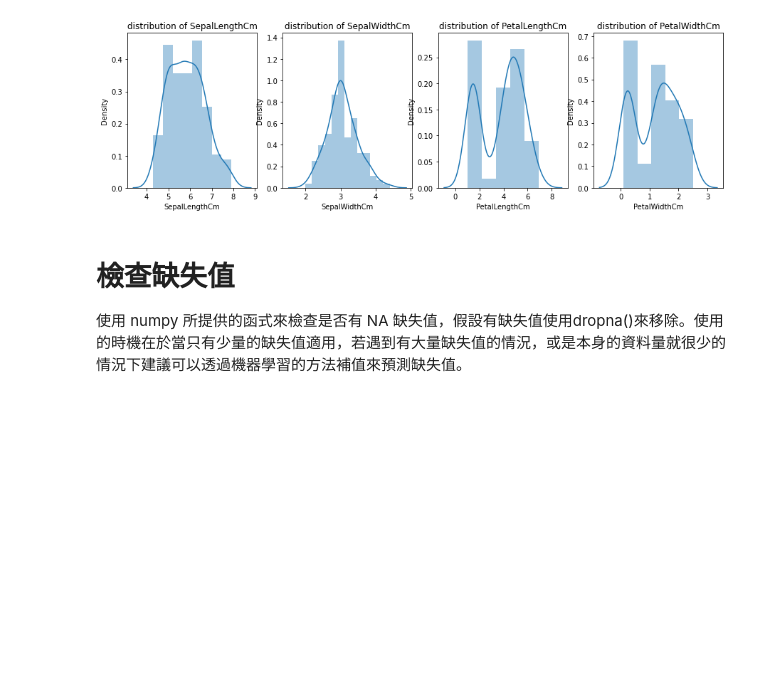
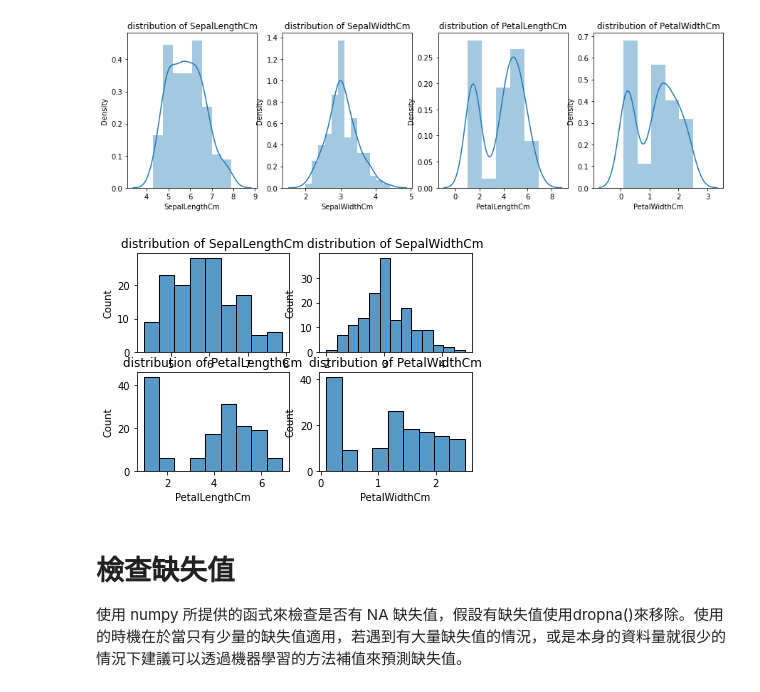
Before and after one commit to jelink27/Data_analytics_project, a Jupyter notebook: Iris dataset/Iris dataset.ipynb, the cells around one changed output. Cells and saved outputs as stored; diff of their text form; code cells hidden in the pictures; blank space fills up the shorter version.

```diff
--- a/Iris dataset/Iris dataset.ipynb
+++ b/Iris dataset/Iris dataset.ipynb
@@ -161,6 +161,22 @@ axes[3].set(xlabel='PetalWidthCm',title="distribution of PetalWidthCm")
 # %% [output]
 [Text(0.5, 0, 'PetalWidthCm'), Text(0.5, 1.0, 'distribution of PetalWidthCm')]
 [figure]
+# %%
+fig, axes = plt.subplots(nrows=2, ncols=2,)
+
+sns.histplot(data=df_train, x='SepalLengthCm', ax=axes[0, 0])
+sns.histplot(data=df_train, x='SepalWidthCm', ax=axes[0, 1])
+sns.histplot(data=df_train, x='PetalLengthCm', ax=axes[1, 0])
+sns.histplot(data=df_train, x='PetalWidthCm', ax=axes[1, 1])
+
+axes[0, 0].set(xlabel='SepalLengthCm',title="distribution of SepalLengthCm")
+axes[0, 1].set(xlabel='SepalWidthCm',title="distribution of SepalWidthCm")
+axes[1, 0].set(xlabel='PetalLengthCm',title="distribution of PetalLengthCm")
+axes[1, 1].set(xlabel='PetalWidthCm',title="distribution of PetalWidthCm")
+
+plt.show()
+# %% [output]
+[figure, added]
 # %% [markdown]
 # **檢查缺失值**
 使用 numpy 所提供的函式來檢查是否有 NA 缺失值，假設有缺失值使用dropna()來移除。使用的時機在於當只有少量的缺失值適用，若遇到有大量缺失值的情況，或是本身的資料量就很少的情況下建議可以透過機器學習的方法補值來預測缺失值。
```
Also changed, not shown: parts of 12 cells of this notebook.
